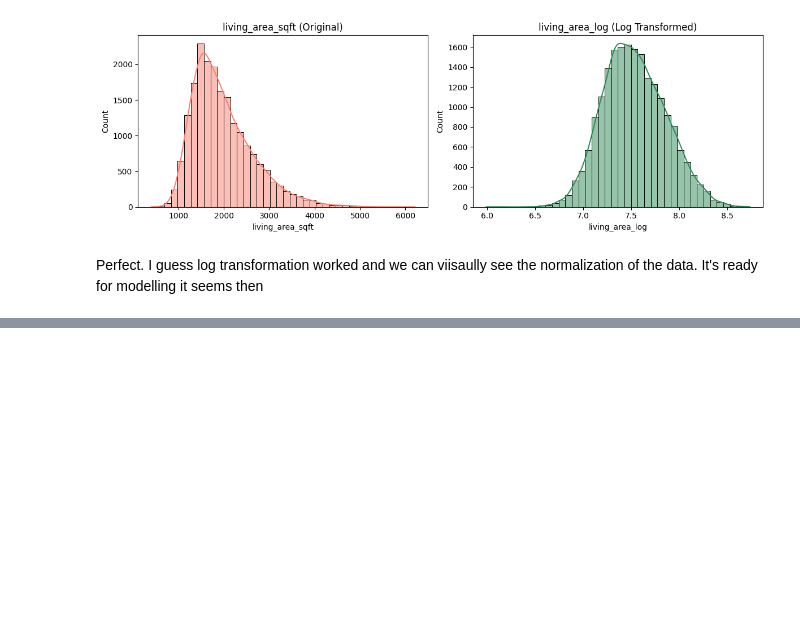
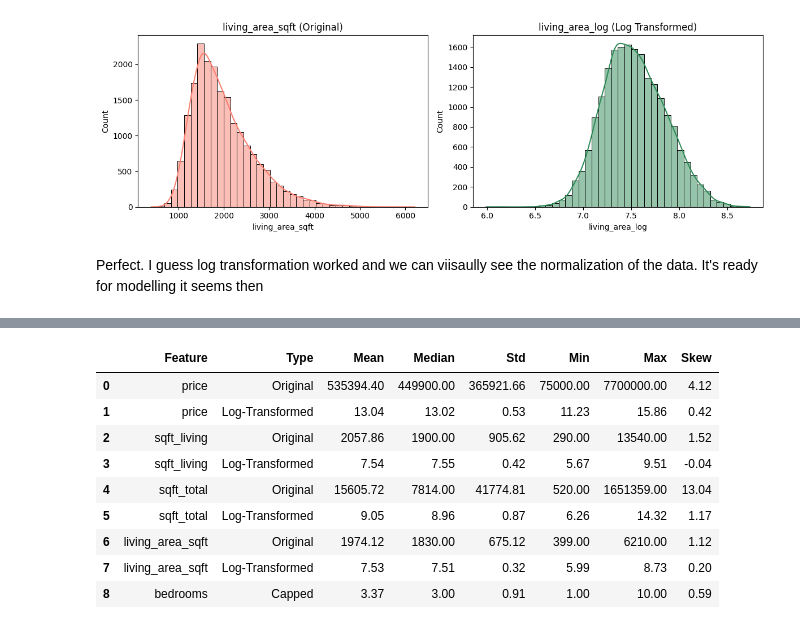
Before and after one commit to OmerTDK/Paris-Housing-Analysis, a Jupyter notebook: Analysis.ipynb, the cells around one changed output, grey strips where cells are left out. Drawn from its saved outputs; the diff is of its cells as text; code cells hidden in the pictures; blank space fills up the shorter version.

```diff
--- a/Analysis.ipynb
+++ b/Analysis.ipynb
@@ -393,0 +409,54 @@ df['bedrooms'] = df['bedrooms'].apply(lambda x: 10 if x > 10 else x)
+# %%
+cols_to_compare = [
+    ('price', 'price_log'),
+    ('sqft_living', 'sqft_living_log'),
+    ('sqft_total', 'sqft_total_log'),
+    ('living_area_sqft', 'living_area_log'),
+    ('bedrooms', None)  # No transformation, just capping
+]
+
+# Build comparison table
+summary_comparison = []
+
+for original, transformed in cols_to_compare:
+    orig_stats = df[original].describe()
+
+    summary_comparison.append({
+        'Feature': original,
+        'Type': 'Capped' if original == 'bedrooms' else 'Original',
+        'Mean': round(orig_stats['mean'], 2),
+        'Median': round(orig_stats['50%'], 2),
+        'Std': round(orig_stats['std'], 2),
+        'Min': round(orig_stats['min'], 2),
+        'Max': round(orig_stats['max'], 2),
+        'Skew': round(df[original].skew(), 2)
+    })
+
+    if transformed:  # For log-transformed features
+        trans_stats = df[transformed].describe()
+        summary_comparison.append({
+            'Feature': original,
+            'Type': 'Log-Transformed',
+            'Mean': round(trans_stats['mean'], 2),
+            'Median': round(trans_stats['50%'], 2),
+            'Std': round(trans_stats['std'], 2),
+            'Min': round(trans_stats['min'], 2),
+            'Max': round(trans_stats['max'], 2),
+            'Skew': round(df[transformed].skew(), 2)
+        })
+
+summary_df = pd.DataFrame(summary_comparison)
+summary_df
+
+# Used AI's help for this block of code since I couldn't figure it out properly via Stack Overflow
+# %% [output]
+|  | Feature | Type | Mean | Median | Std | Min | Max | Skew |
+| 0 | price | Original | 535394.40 | 449900.00 | 365921.66 | 75000.00 | 7700000.00 | 4.12 |
+| 1 | price | Log-Transformed | 13.04 | 13.02 | 0.53 | 11.23 | 15.86 | 0.42 |
+| 2 | sqft_living | Original | 2057.86 | 1900.00 | 905.62 | 290.00 | 13540.00 | 1.52 |
+| 3 | sqft_living | Log-Transformed | 7.54 | 7.55 | 0.42 | 5.67 | 9.51 | -0.04 |
+| 4 | sqft_total | Original | 15605.72 | 7814.00 | 41774.81 | 520.00 | 1651359.00 | 13.04 |
+| 5 | sqft_total | Log-Transformed | 9.05 | 8.96 | 0.87 | 6.26 | 14.32 | 1.17 |
+| 6 | living_area_sqft | Original | 1974.12 | 1830.00 | 675.12 | 399.00 | 6210.00 | 1.12 |
+| 7 | living_area_sqft | Log-Transformed | 7.53 | 7.51 | 0.32 | 5.99 | 8.73 | 0.20 |
+| 8 | bedrooms | Capped | 3.37 | 3.00 | 0.91 | 1.00 | 10.00 | 0.59 |
```
Also changed, not shown: parts of 3 cells of this notebook.
